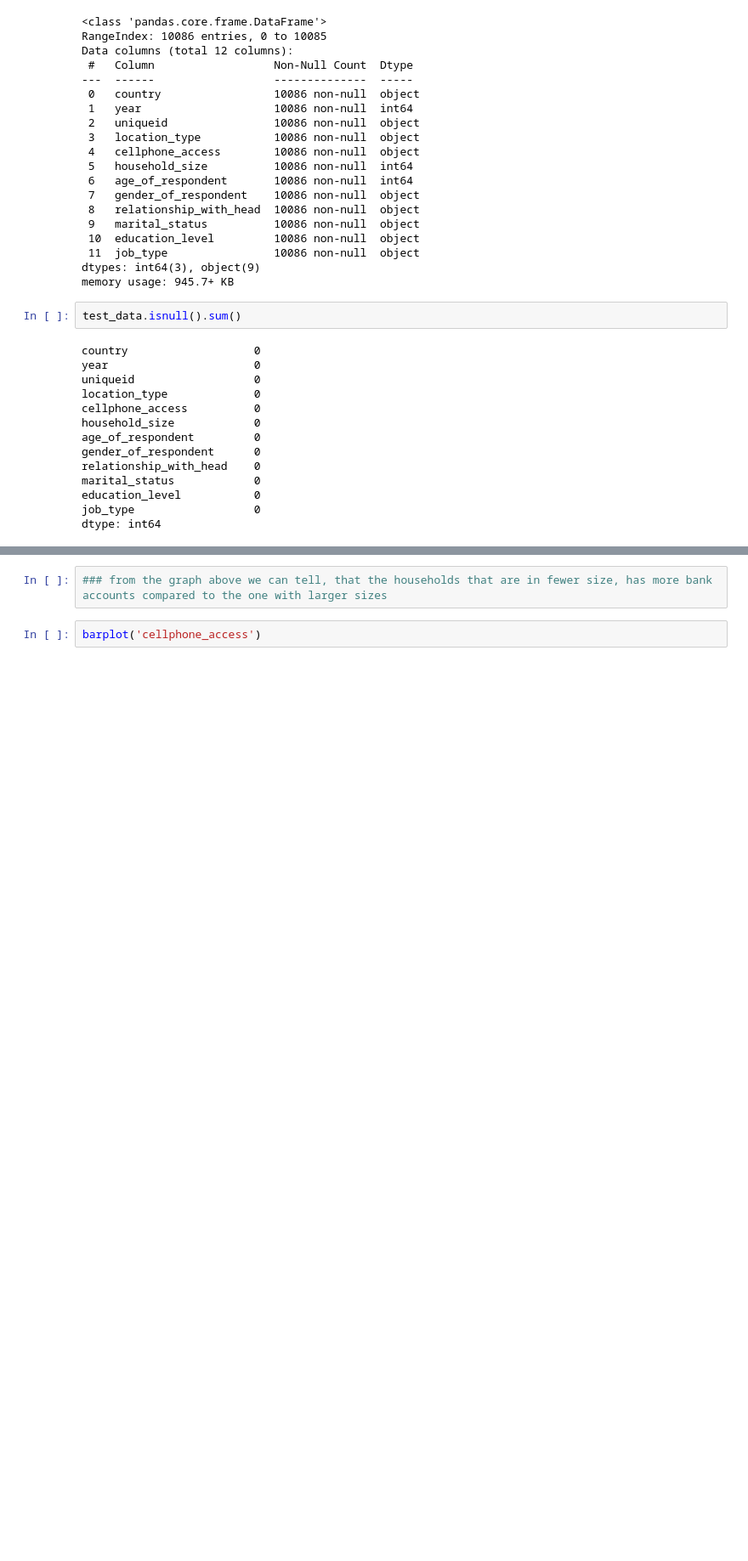
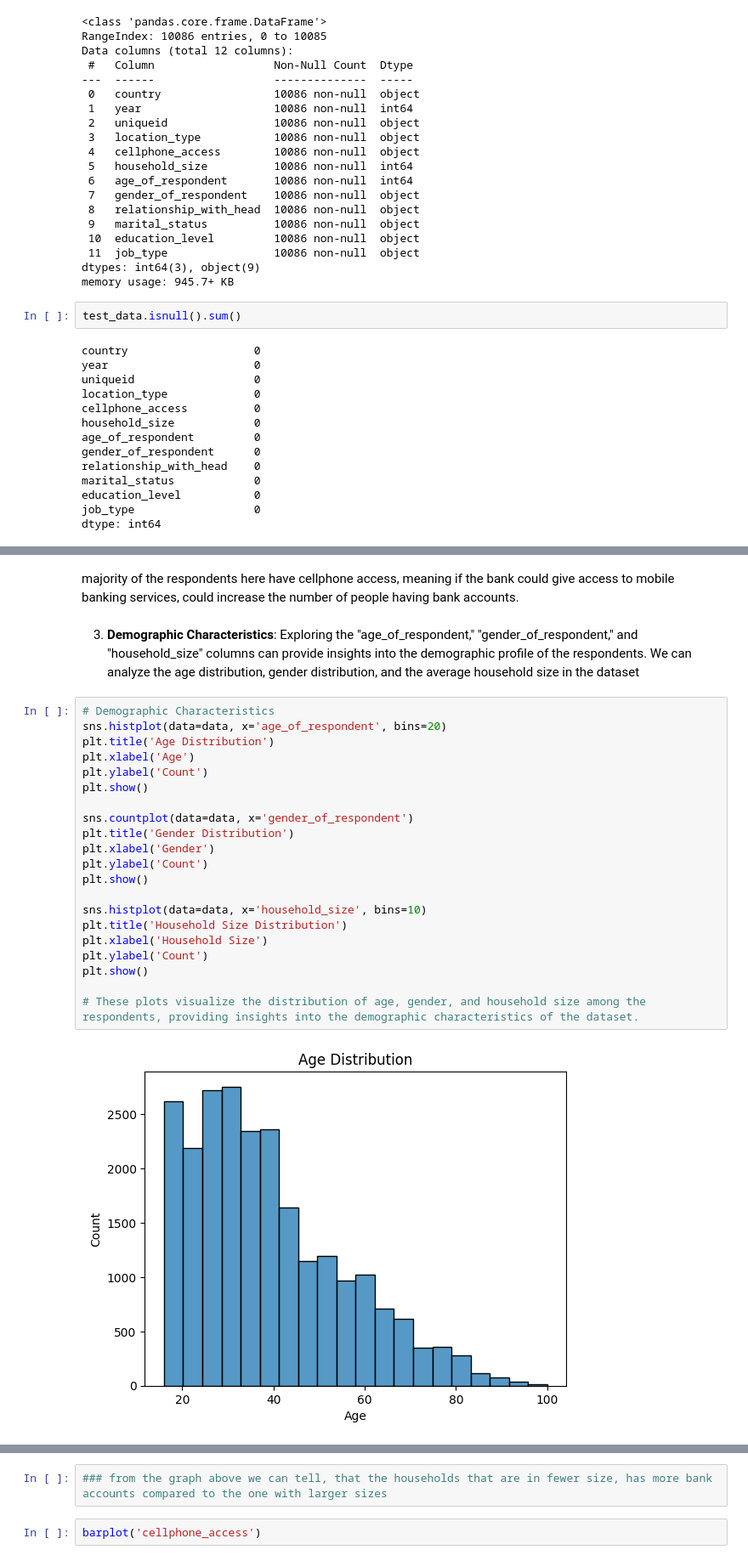
Before and after one commit to henry-254/CapstoneProjects, a Jupyter notebook: Financial_inclusion_in_africa.ipynb, the cells around one changed output, grey strips where cells are left out. Shown at 85% size. Drawn from its saved outputs; the diff is of its cells as text; blank space fills up the shorter version.

```diff
--- a/Financial_inclusion_in_africa.ipynb
+++ b/Financial_inclusion_in_africa.ipynb
@@ -174,0 +201,27 @@ dtype: int64
+# %% [markdown]
+majority of the respondents here have cellphone access, meaning if the bank could give access to mobile banking services, could increase the number of people having bank accounts.
+# %% [markdown]
+3. **Demographic Characteristics**: Exploring the "age_of_respondent," "gender_of_respondent," and "household_size" columns can provide insights into the demographic profile of the respondents. We can analyze the age distribution, gender distribution, and the average household size in the dataset
+# %%
+# Demographic Characteristics
+sns.histplot(data=data, x='age_of_respondent', bins=20)
+plt.title('Age Distribution')
+plt.xlabel('Age')
+plt.ylabel('Count')
+plt.show()
+
+sns.countplot(data=data, x='gender_of_respondent')
+plt.title('Gender Distribution')
+plt.xlabel('Gender')
+plt.ylabel('Count')
+plt.show()
+
+sns.histplot(data=data, x='household_size', bins=10)
+plt.title('Household Size Distribution')
+plt.xlabel('Household Size')
+plt.ylabel('Count')
+plt.show()
+
+# These plots visualize the distribution of age, gender, and household size among the respondents, providing insights into the demographic characteristics of the dataset.
+# %% [output]
+[figure, added]
```
Also changed, not shown: parts of 59 cells of this notebook.
